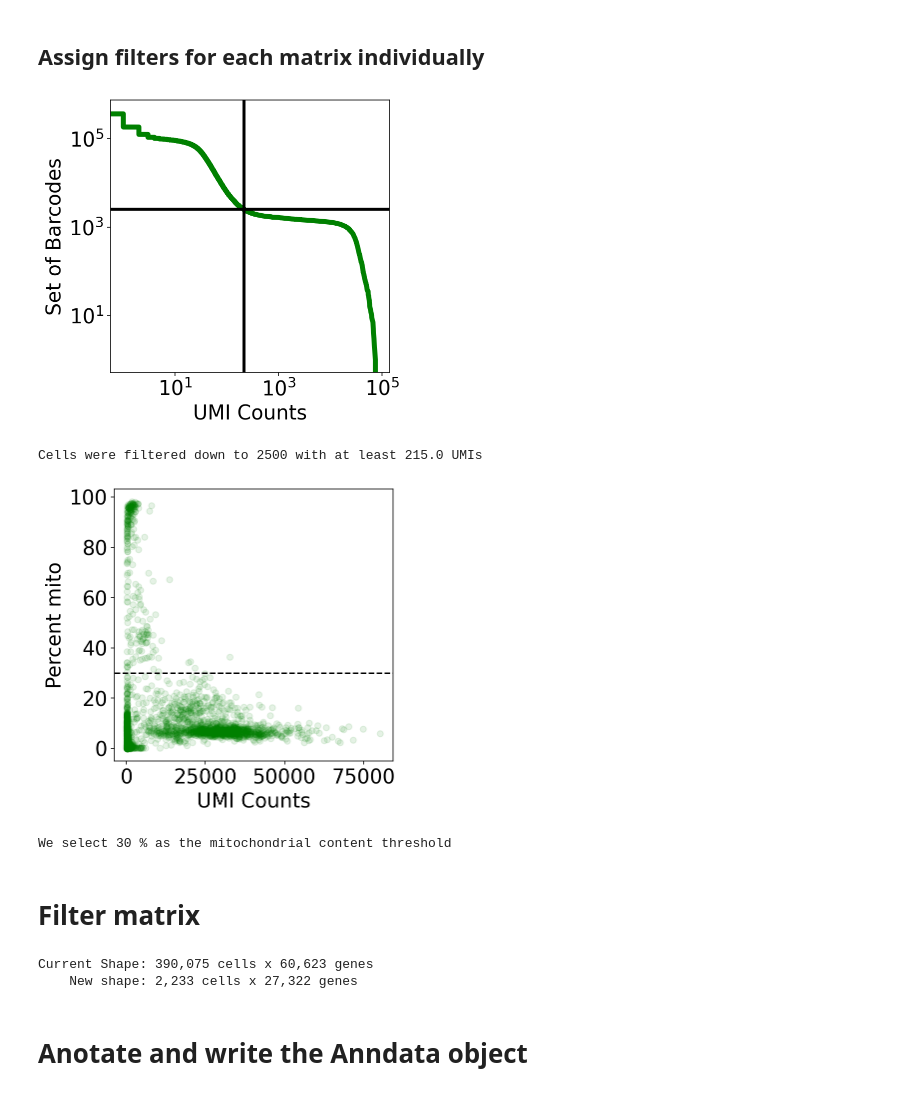
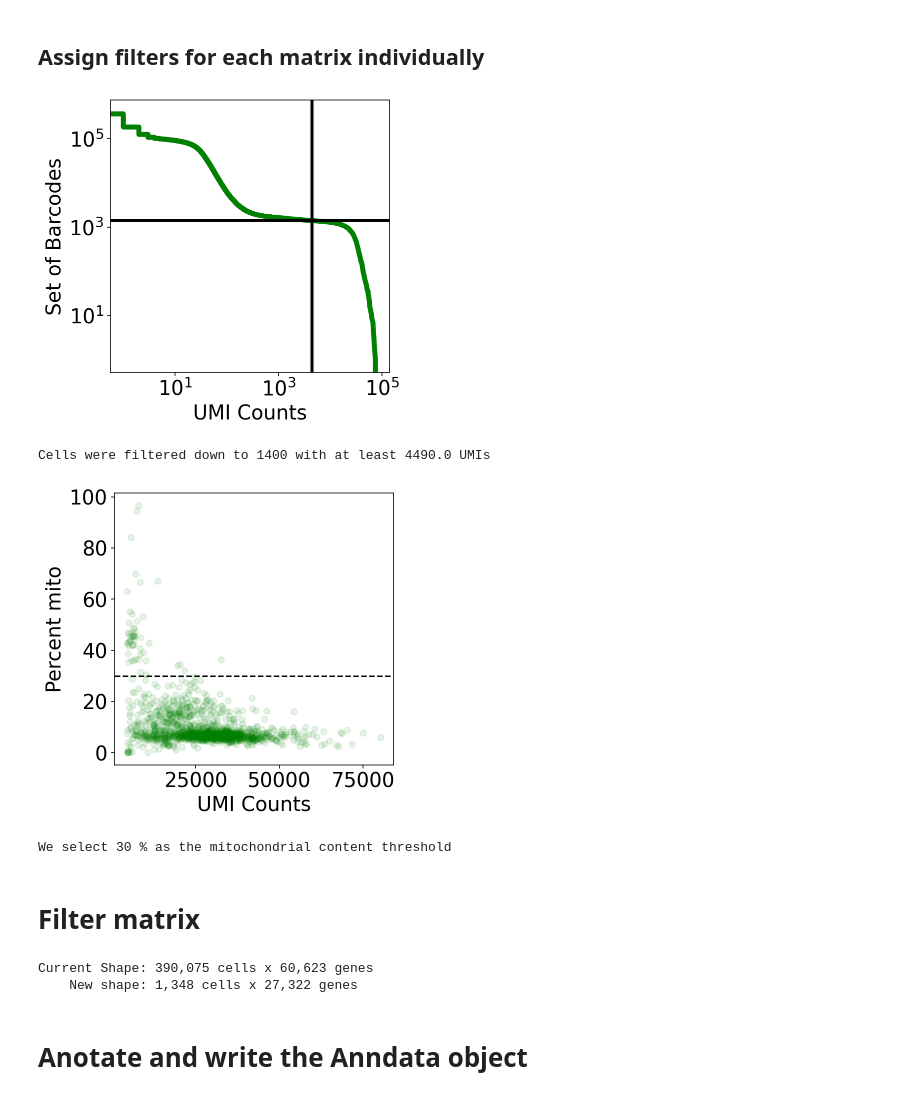
Before and after one commit to agalvezm/ACE2_scRNAseq, a Jupyter notebook: notebooks_countmatrices/GSE121600_GSM3439916.ipynb, the cells around one changed output. Drawn from its saved outputs; the diff is of its cells as text; code cells hidden in the pictures.

```diff
--- a/notebooks_countmatrices/GSE121600_GSM3439916.ipynb
+++ b/notebooks_countmatrices/GSE121600_GSM3439916.ipynb
@@ -375,7 +375,7 @@ gene_threshold = 3
 mito_criteria = 30
 # %%
 
-expected_num_cells = 2500#@param {type:"integer"}
+expected_num_cells = 1400#@param {type:"integer"}
 knee = np.sort(nd(results[sample_id[samp_n]].X.sum(axis=1)))[::-1]
 
 fig, ax = plt.subplots(figsize=(5, 5))
@@ -395,36 +395,36 @@ plt.show()
 
 cell_threshold = knee[expected_num_cells]
 
 results["cell_threshold" + sample_id[samp_n]] = knee[expected_num_cells]
 
 print ("Cells were filtered down to " + str(expected_num_cells) + " with at least " + str(cell_threshold) + " UMIs")
 
 
 mito_criteria = 30#@param {type:"integer"}
 results["mito_criteria" + sample_id[samp_n]] = mito_criteria
 
 fig, ax = plt.subplots(figsize=(5,5))
 
 
 x = nd(results[sample_id[samp_n]].obs["cell_counts"][results[sample_id[i]].obs["cell_counts"] > cell_threshold])
 y = nd(results[sample_id[samp_n]].obs["percent_mito"][results[sample_id[i]].obs["cell_counts"] > cell_threshold])
 
 ax.scatter(x, y, color="green", alpha=0.1)
 
 ax.axhline(y=mito_criteria, linestyle="--", color="k")
 
 
 ax.set_xlabel("UMI Counts")
 ax.set_ylabel("Percent mito")
 
 
 plt.show()
 
 print("We select " + str(mito_criteria) + " % as the mitochondrial content threshold")
 # %% [output]
-[figure, old version]
+[figure, new version]
-Cells were filtered down to 2500 with at least 215.0 UMIs
+Cells were filtered down to 1400 with at least 4490.0 UMIs
-[figure, old version]
+[figure, new version]
 We select 30 % as the mitochondrial content threshold
 # %% [markdown]
 # Filter matrix
@@ -442,7 +442,7 @@ for i in range(no_samples):
   results["data_" + sample_id[i]] = results[sample_id[i]][cell_mask, gene_mask]
 # %% [output]
 Current Shape: 390,075 cells x 60,623 genes
-    New shape: 2,233 cells x 27,322 genes
+    New shape: 1,348 cells x 27,322 genes
 # %% [markdown]
 # Anotate and write the Anndata object
 # %%
```
Also changed, not shown: parts of 4 cells of this notebook.
